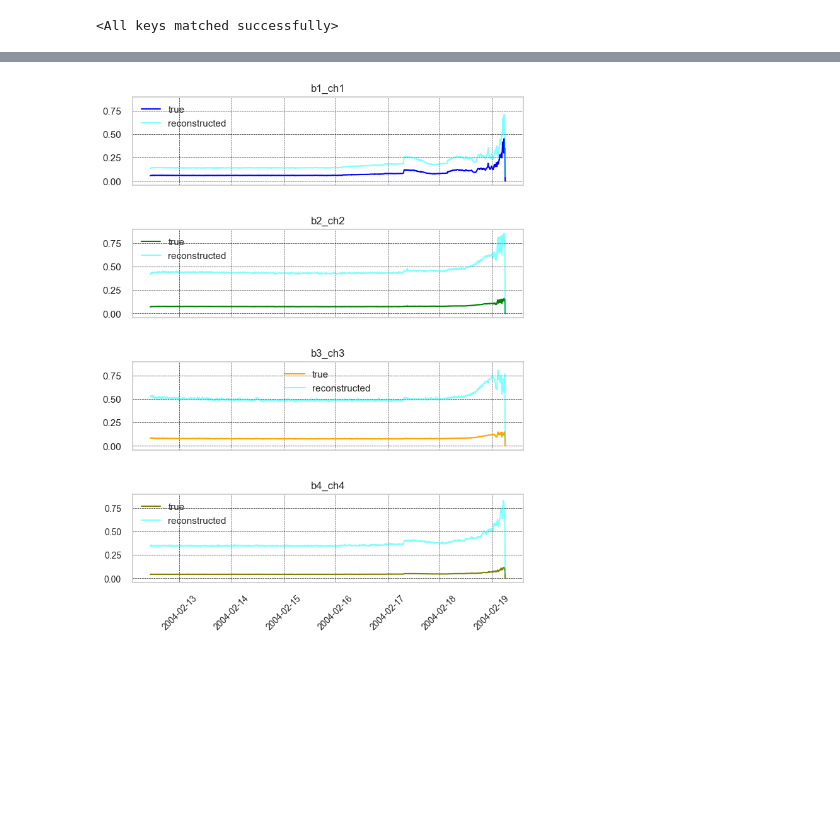
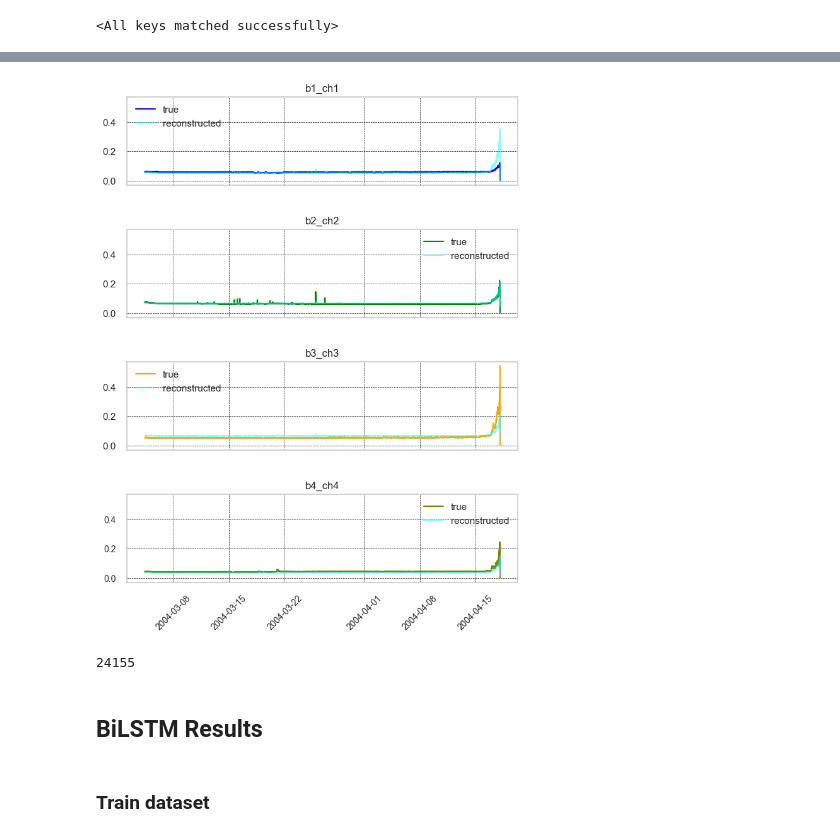
Before and after one commit to Wb-az/timeseries-sensor-anomaly-detection, a Jupyter notebook: multiple_timeseries_anomaly.ipynb, the cells around one changed output, grey strips where cells are left out. Drawn from its saved outputs; the diff is of its cells as text; code cells hidden in the pictures; blank space fills up the shorter version.

```diff
--- a/multiple_timeseries_anomaly.ipynb
+++ b/multiple_timeseries_anomaly.ipynb
@@ -661,3 +654,7 @@ torch.Size([984, 4])
+# %%
+scaler = MinMaxScaler()
+train_data = torch.tensor(scaler.fit_transform(avg_df2.values), dtype=torch.float32)
+test_data = torch.tensor(scaler.transform(avg_df3.values), dtype=torch.float32)
 # %% [markdown]
 ## Build training, evaluation and  prediction functions
 # %%
@@ -781,7 +774,7 @@ exp_setup
 # %%
 batch = 32
 device = torch.device('cuda' if torch.cuda.is_available() else 'cpu')
-bilstm_model = AnomalyLSTM(input_size=4, hidden_dim=32, num_layers=1).to(device)
+bilstm_model = AnomalyLSTM(input_size=4, hidden_dim=32, num_layers=1, p=0.1).to(device)
 print(bilstm_model)
 learning_rate = 0.0002
 mae_loss = nn.L1Loss('mean')
@@ -789,7 +782,6 @@ huber_loss = nn.SmoothL1Loss('mean')
 adam_optim = optim.Adam(bilstm_model.parameters(), lr=learning_rate)
 adamw_optim = optim.AdamW(bilstm_model.parameters(), lr=learning_rate)
 train_loader = data.DataLoader(train_data, shuffle=False, batch_size=batch)
-val_loader = data.DataLoader(val_data, shuffle=False, batch_size=batch)
 test_loader = data.DataLoader(test_data, shuffle=False, batch_size=batch)
 # %% [output]
 AnomalyLSTM(
@@ -805,8 +797,8 @@ weights_dir = os.path.join(os.getcwd(), 'params')
 os.makedirs(weights_dir, exist_ok=True)
 
 config = {'exp': exp, 'epochs': 200,  'model':bilstm_model, 'loss_fn':mae_loss,
-          'optimizer': adamw_optim, 'train_loader': train_loader,'eval_loader': val_loader,
-          'device': device, 'params' : weights_dir}
+          'optimizer': adamw_optim, 'train_loader': train_loader,'eval_loader': test_loader,
+          'device': device, 'logging': 10, 'params' : weights_dir}
 if exp in [1, 2]:
     config['optimizer'] = adam_optim
 if exp in [2, 4]:
@@ -957,6 +948,18 @@ test_preds_array = np.array(test_preds)
+# %%
+# Revert scaling for reconstuction
+test_preds_array = scaler.inverse_transform(np.array(test_preds))
 # %%
-plot_reconstruction(avg_df2, test_preds_array, f'bilstm_test_preds_exp{exp}')
+plot_reconstruction(avg_df3, test_preds_array, f'bilstm_test_preds_exp{exp}')
 # %% [output]
-[figure, old version]
+[figure, new version]
+# %%
+del threshold_, test_preds, test_losses, test_scores, test_preds_array
+gc.collect()
+# %% [output]
+24155
 # %%
 torch.cuda.empty_cache()
+# %% [markdown]
+## BiLSTM Results
+# %% [markdown]
+### Train dataset
```
Also changed, not shown: parts of 90 cells of this notebook, 1 other file.
